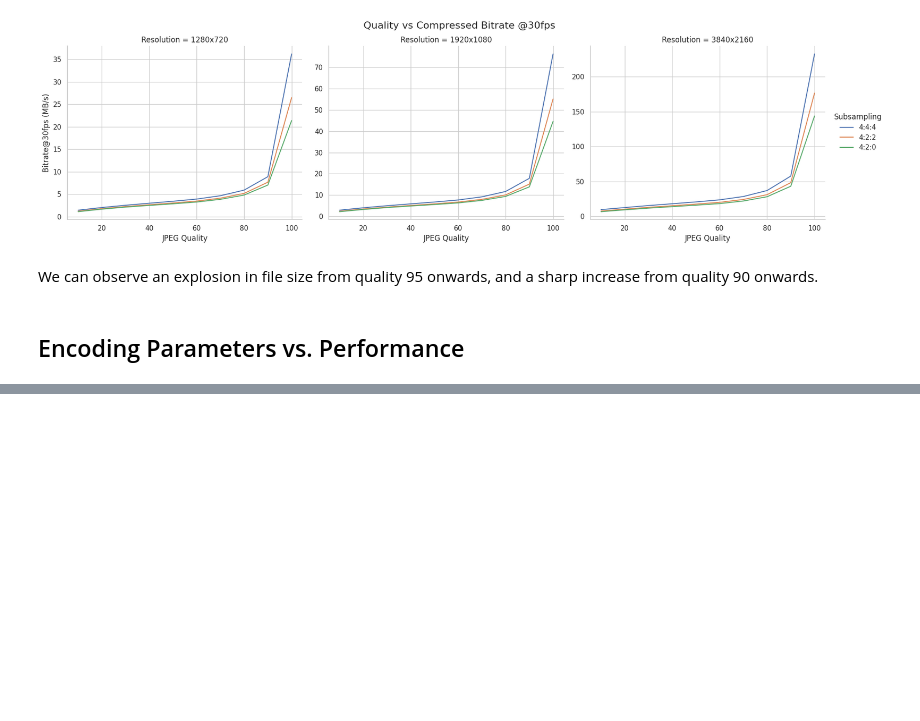
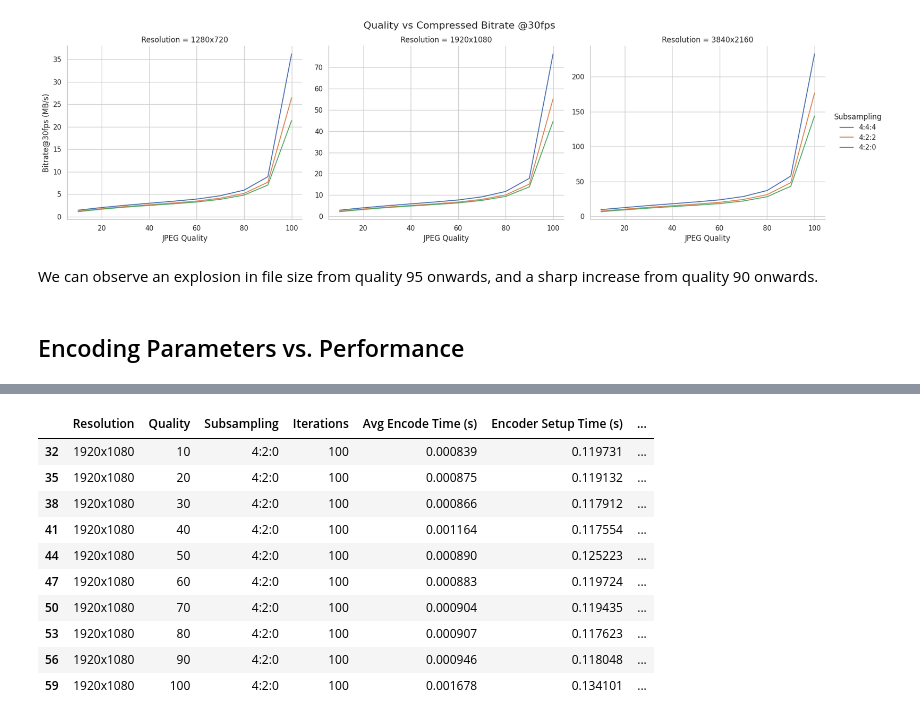
Before and after one commit to simdeistud/video-compression-latency-benchmarks, a Jupyter notebook: 3_benchmarks/src/benchmark_scripts/exebench/viz_nvjpeg.ipynb, the cells around one changed output, grey strips where cells are left out. Cells and saved outputs as stored; diff of their text form; code cells hidden in the pictures; blank space fills up the shorter version.

```diff
--- a/3_benchmarks/src/benchmark_scripts/exebench/viz_nvjpeg.ipynb
+++ b/3_benchmarks/src/benchmark_scripts/exebench/viz_nvjpeg.ipynb
@@ -221 +224,15 @@ plt.show()
+# %%
+df_fullhd
+# %% [output]
+|  | Resolution | Quality | Subsampling | Iterations | Avg Encode Time (s) | Encoder Setup Time (s) | ... |
+| 32 | 1920x1080 | 10 | 4:2:0 | 100 | 0.000839 | 0.119731 | ... |
+| 35 | 1920x1080 | 20 | 4:2:0 | 100 | 0.000875 | 0.119132 | ... |
+| 38 | 1920x1080 | 30 | 4:2:0 | 100 | 0.000866 | 0.117912 | ... |
+| 41 | 1920x1080 | 40 | 4:2:0 | 100 | 0.001164 | 0.117554 | ... |
+| 44 | 1920x1080 | 50 | 4:2:0 | 100 | 0.000890 | 0.125223 | ... |
+| 47 | 1920x1080 | 60 | 4:2:0 | 100 | 0.000883 | 0.119724 | ... |
+| 50 | 1920x1080 | 70 | 4:2:0 | 100 | 0.000904 | 0.119435 | ... |
+| 53 | 1920x1080 | 80 | 4:2:0 | 100 | 0.000907 | 0.117623 | ... |
+| 56 | 1920x1080 | 90 | 4:2:0 | 100 | 0.000946 | 0.118048 | ... |
+| 59 | 1920x1080 | 100 | 4:2:0 | 100 | 0.001678 | 0.134101 | ... |
 # %%
```
Also changed, not shown: parts of 12 cells of this notebook, 2 other files.
